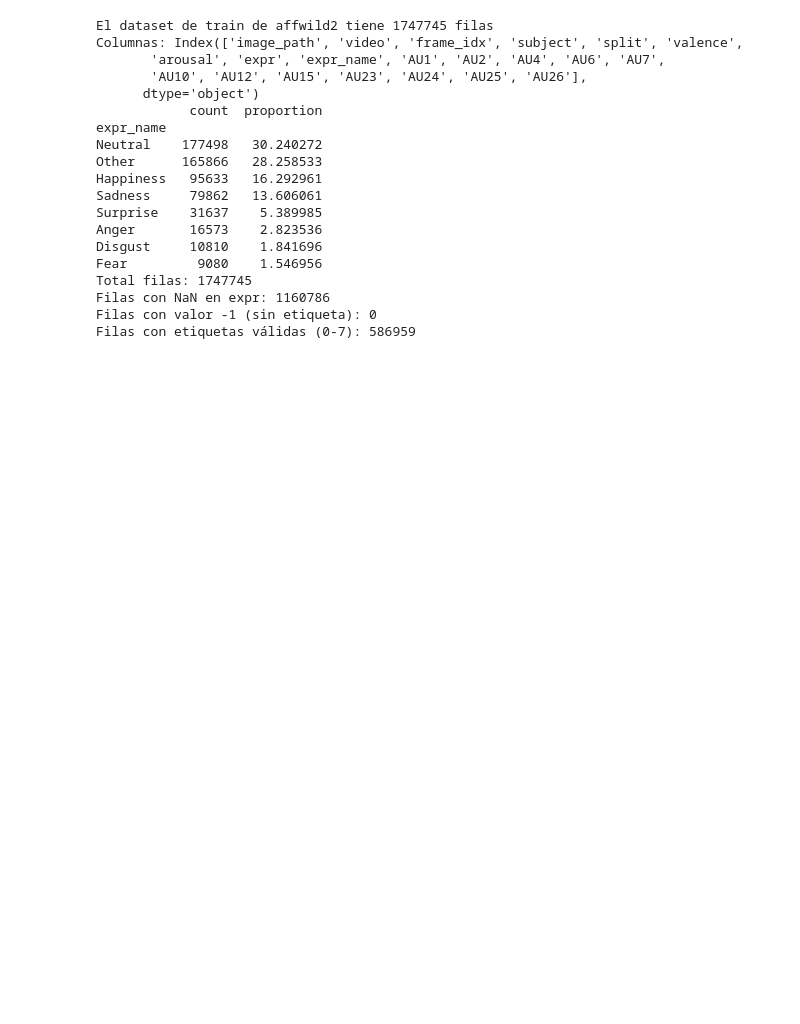
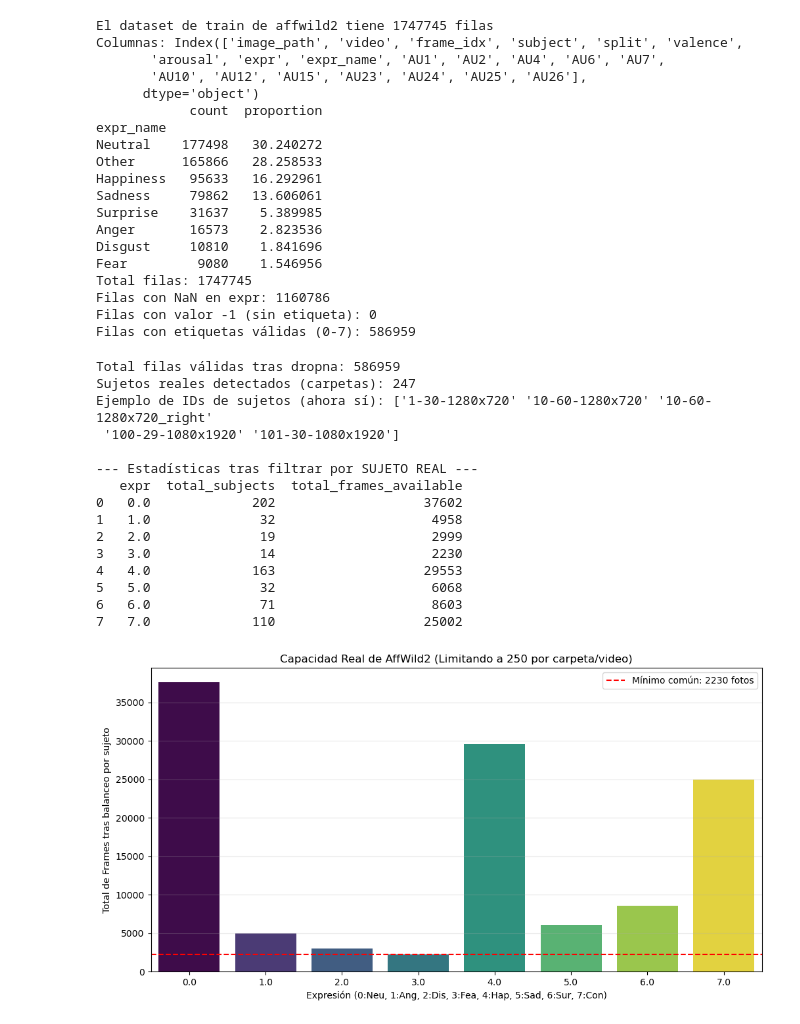
Before and after one commit to mariogutierrezlopez/facial-expression-fairness, a Jupyter notebook: dataset_study.ipynb, the cells around one changed output. Cells and saved outputs as stored; diff of their text form; code cells hidden in the pictures; blank space fills up the shorter version.

```diff
--- a/dataset_study.ipynb
+++ b/dataset_study.ipynb
@@ -420,3 +639,83 @@ Total filas: 1747745
 Filas con NaN en expr: 1160786
 Filas con valor -1 (sin etiqueta): 0
 Filas con etiquetas válidas (0-7): 586959
+# %%
+import pandas as pd
+import matplotlib.pyplot as plt
+import seaborn as sns
+import os
+
+# 1. Carga con optimización de memoria
+df = pd.read_csv("/home12TB1/database/recognition/faces/affwild2/dataframe_train.csv", low_memory=False)
+MAX_FRAMES_PER_SUBJECT = 250
+
+# --- CORRECCIÓN 1: Limpieza de NaNs ---
+df = df.dropna(subset=['expr'])
+
+# --- CORRECCIÓN 2: Extracción Robusta del Sujeto ---
+# Usamos os.path para evitar fallos con las '/' iniciales.
+# dirname saca la carpeta, y basename el nombre de esa carpeta final.
+def extract_subject(path):
+    # '/data/123/0001.jpg' -> folder: '/data/123' -> basename: '123'
+    return os.path.basename(os.path.dirname(path))
+
+df['real_subject'] = df['image_path'].apply(extract_subject)
+
+print(f"Total filas válidas tras dropna: {len(df)}")
+print(f"Sujetos reales detectados (carpetas): {df['real_subject'].nunique()}")
+print(f"Ejemplo de IDs de sujetos (ahora sí): {df['real_subject'].unique()[:5]}")
+
+# 2. Simular el recorte por sujeto REAL
+# Agrupamos por expresión y por el ID de la CARPETA (sujeto real)
+df_counts = df.groupby(['expr', 'real_subject']).size().reset_index(name='original_count')
+df_counts['limited_count'] = df_counts['original_count'].apply(lambda x: min(x, MAX_FRAMES_PER_SUBJECT))
+
+# 3. Agrupar por emoción para ver el total disponible tras el recorte
+stats_per_expr = df_counts.groupby('expr').agg(
+    total_subjects=('real_subject', 'nunique'),
+    total_frames_available=('limited_count', 'sum')
+).reset_index()
+
+print("\n--- Estadísticas tras filtrar por SUJETO REAL ---")
+print(stats_per_expr)
+
+# 4. Visualización
+plt.figure(figsize=(12, 6))
+
+# Usamos hue=expr para evitar el warning de Seaborn
+sns.barplot(data=stats_per_expr, x='expr', y='total_frames_available', hue='expr', palette='viridis', legend=False)
+
+min_val = stats_per_expr['total_frames_available'].min()
+plt.axhline(y=min_val, color='red', linestyle='--',
+            label=f"Mínimo común: {int(min_val)} fotos")
+
+plt.title(f'Capacidad Real de AffWild2 (Limitando a {MAX_FRAMES_PER_SUBJECT} por carpeta/video)')
+plt.xlabel('Expresión (0:Neu, 1:Ang, 2:Dis, 3:Fea, 4:Hap, 5:Sad, 6:Sur, 7:Con)')
+plt.ylabel('Total de Frames tras balanceo por sujeto')
+plt.legend()
+plt.grid(axis='y', alpha=0.3)
+plt.savefig("affwild2_downsampling.svg")
+plt.show()
+
+# 5. El veredicto
+min_expr = stats_per_expr.loc[stats_per_expr['total_frames_available'].idxmin()]
+print(f"\n✅ Análisis completado:")
+print(f"Ahora la clase limitante ({min_expr['expr']}) tiene {int(min_expr['total_subjects'])} sujetos reales.")
+print(f"Tu dataset pasará de 2.000 fotos a aproximadamente {int(min_val * 8)} fotos totales.")
+# %% [output]
+Total filas válidas tras dropna: 586959
+Sujetos reales detectados (carpetas): 247
+Ejemplo de IDs de sujetos (ahora sí): ['1-30-1280x720' '10-60-1280x720' '10-60-1280x720_right'
+ '100-29-1080x1920' '101-30-1080x1920']
+
+--- Estadísticas tras filtrar por SUJETO REAL ---
+   expr  total_subjects  total_frames_available
+0   0.0             202                   37602
+1   1.0              32                    4958
+2   2.0              19                    2999
+3   3.0              14                    2230
+4   4.0             163                   29553
+5   5.0              32                    6068
+6   6.0              71                    8603
+7   7.0             110                   25002
+[figure, added]
```
Also changed, not shown: parts of 7 cells of this notebook, 24 other files.
